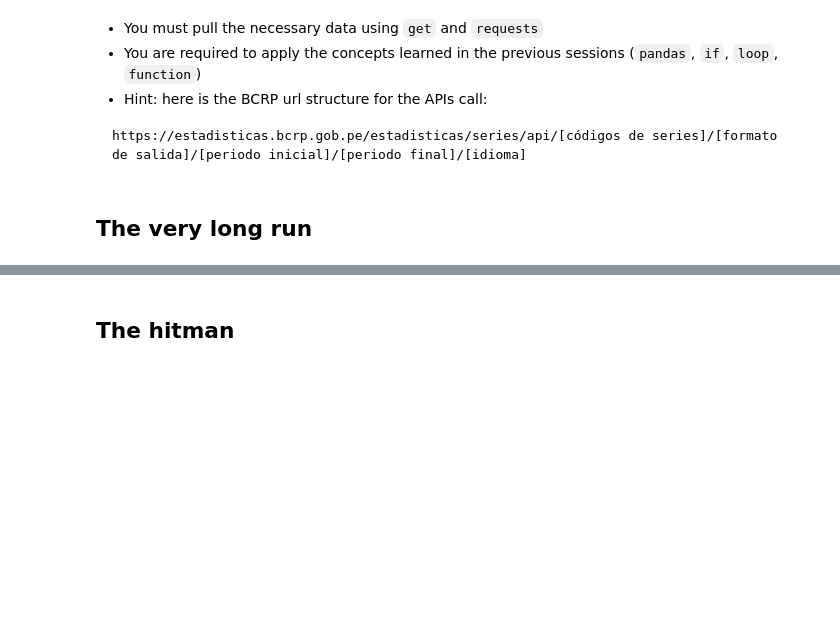
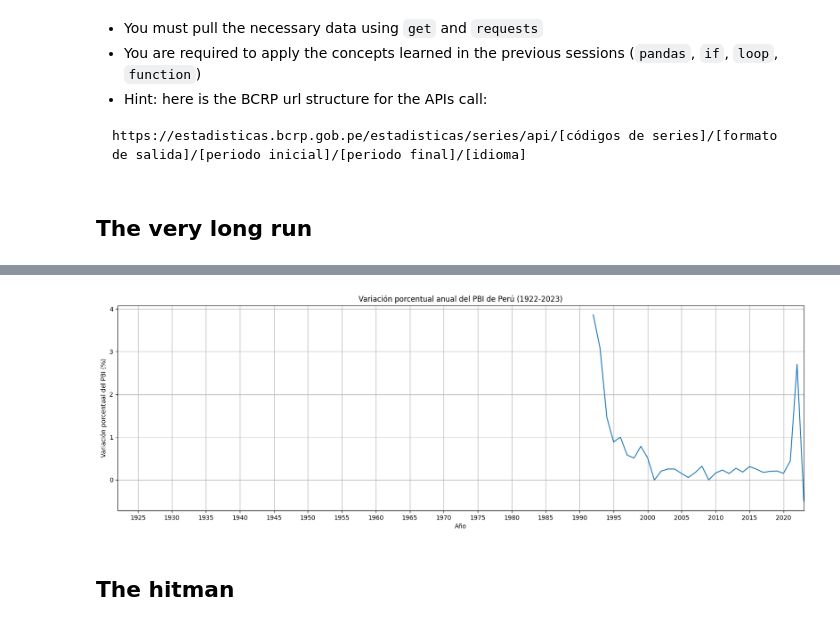
Before and after one commit to qlab-intro-python/tarea-4-mundaca-arce, a Jupyter notebook: tarea_4.ipynb, the cells around one changed output, grey strips where cells are left out. Saved outputs shown, nothing was run; the diff lists cells and outputs as text; code cells hidden in the pictures; blank space fills up the shorter version.

```diff
--- a/tarea_4.ipynb
+++ b/tarea_4.ipynb
@@ -32,3 +30,78 @@ https://estadisticas.bcrp.gob.pe/estadisticas/series/api/[códigos de series]/[f
+# %%
+import requests
+import pandas as pd
+import matplotlib.pyplot as plt
+import matplotlib.dates as mdates
+
+
+# Obtén los datos de la API
+response = requests.get("https://estadisticas.bcrp.gob.pe/estadisticas/series/api/PN01288PM/json/1921/2022/esp")
+data = response.json()
+
+# Extrae los datos del PBI
+pbi_data = [{"year": item["name"], "value": float(item["values"][0])} for item in data["periods"]]
+
+# Crea el DataFrame
+df = pd.DataFrame(pbi_data)
+
+# Crea un diccionario para mapear los nombres de los meses en español a inglés
+month_map = {'Ene': 'Jan', 'Feb': 'Feb', 'Mar': 'Mar', 'Abr': 'Apr', 'May': 'May', 'Jun': 'Jun',
+             'Jul': 'Jul', 'Ago': 'Aug', 'Set': 'Sep', 'Oct': 'Oct', 'Nov': 'Nov', 'Dic': 'Dec'}
+
+# Reemplaza los nombres de los meses en la columna 'year'
+df['year'] = df['year'].replace(month_map, regex=True)
+
+# Calcula la variación porcentual y almacénala en una nueva columna 'pct_change'
+df['var.'] = df['value'].pct_change()*100
+df
+
+#Incorporamos los datos del año 2022 y 2023
+new_data = pd.DataFrame({
+    'year': pd.to_datetime(['Dec.2022', 'Dec.2023'], format='%b.%Y'),  # Asegúrate de que las fechas estén en el mismo formato que tu DataFrame original
+    'var.': [2.7, -0.5]  # Estos son los nuevos valores del PBI
+})
+
+# Une el nuevo DataFrame con el original
+df = pd.concat([df, new_data]).reset_index(drop=True)
+
+# Asegúrate de que la columna 'year' sea de tipo datetime
+df['year'] = pd.to_datetime(df['year'], format='%b.%Y')
+
+# Crea una nueva columna 'year_only' que contenga solo el año
+df['year_only'] = df['year'].dt.year
+
+# Agrupa los datos por año y calcula la media
+df_yearly = df.groupby('year_only').mean() # Ahora df_yearly es un DataFrame que contiene la media anual de los datos
+df_yearly
+
+# Filtra los datos desde 1922 hasta 2021
+df_yearly = df_yearly[(df_yearly.index >= 1922) & (df_yearly.index <= 2024)]
+df_yearly
+
+# Crea la figura y el eje
+fig, ax = plt.subplots(figsize=(20, 6))
+
+# Dibuja los datos
+ax.plot(df_yearly.index, df_yearly['var.'])
+
+# Configura el formato de las fechas en el eje x
+years = mdates.YearLocator()   # cada año
+years_fmt = mdates.DateFormatter('%Y')
+ax.xaxis.set_major_locator(ticker.MultipleLocator(5))
+ax.set_xlim([1922, df_yearly.index.max()])
+
+# Configura las etiquetas y el título
+ax.set_xlabel('Año')
+ax.set_ylabel('Variación porcentual del PBI (%)')
+ax.set_title('Variación porcentual anual del PBI de Perú (1922-2023)')
+
+# Muestra la cuadrícula
+ax.grid(True)
+
+# Muestra el gráfico
+plt.show()
+# %% [output]
+[figure, added]
 # %% [markdown]
 ## The hitman
 # %% [markdown]
```
Also changed, not shown: parts of 1 cell of this notebook.
